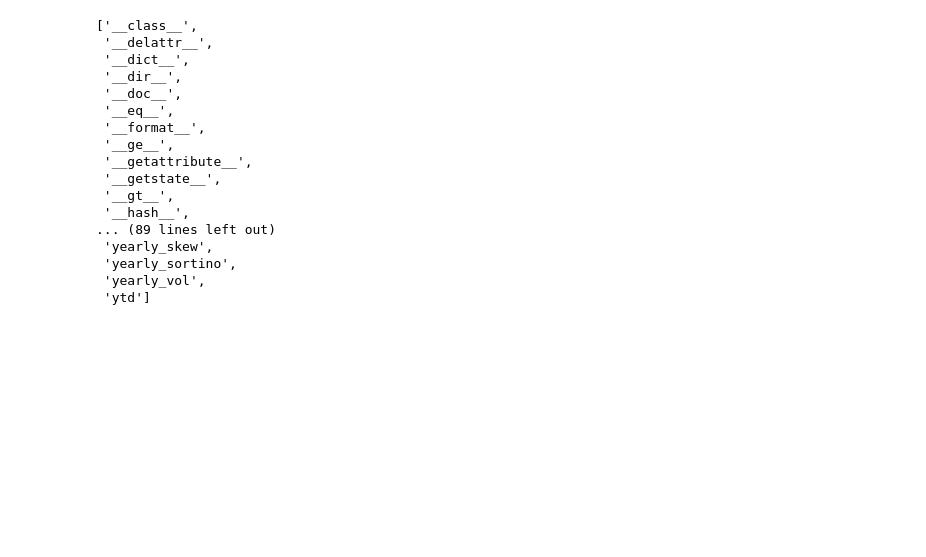
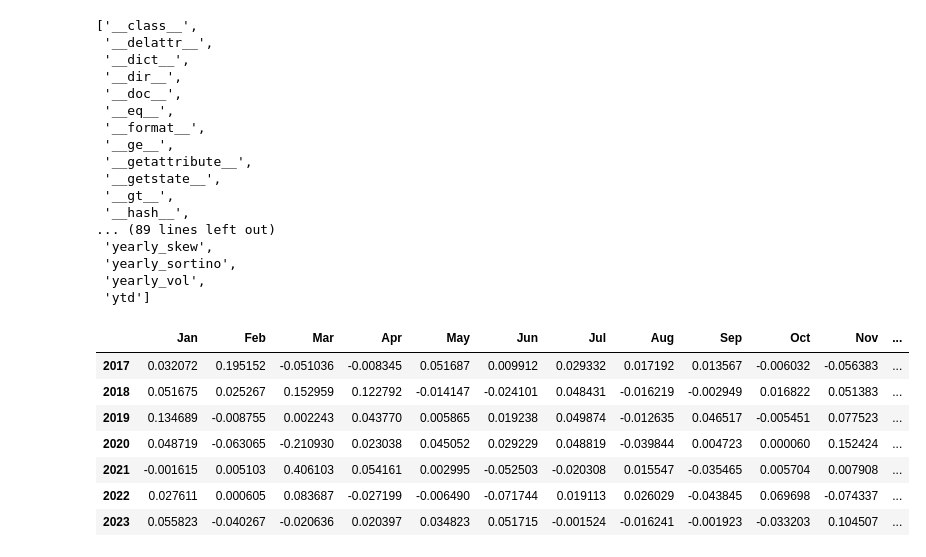
Before and after one commit to fea-dev-usp/quantamental-Dev_Wizards, a Jupyter notebook: backtesting/backtesting.ipynb, the cells around one changed output. Saved outputs shown, nothing was run; the diff lists cells and outputs as text; code cells hidden in the pictures; blank space fills up the shorter version.

```diff
--- a/backtesting/backtesting.ipynb
+++ b/backtesting/backtesting.ipynb
@@ -353,3 +429,14 @@ dir(results['Indicador'])
  'yearly_sortino',
  'yearly_vol',
  'ytd']
+# %%
+results['Indicador'].return_table
+# %% [output]
+|  | Jan | Feb | Mar | Apr | May | Jun | Jul | Aug | Sep | Oct | Nov | ... |
+| 2017 | 0.032072 | 0.195152 | -0.051036 | -0.008345 | 0.051687 | 0.009912 | 0.029332 | 0.017192 | 0.013567 | -0.006032 | -0.056383 | ... |
+| 2018 | 0.051675 | 0.025267 | 0.152959 | 0.122792 | -0.014147 | -0.024101 | 0.048431 | -0.016219 | -0.002949 | 0.016822 | 0.051383 | ... |
+| 2019 | 0.134689 | -0.008755 | 0.002243 | 0.043770 | 0.005865 | 0.019238 | 0.049874 | -0.012635 | 0.046517 | -0.005451 | 0.077523 | ... |
+| 2020 | 0.048719 | -0.063065 | -0.210930 | 0.023038 | 0.045052 | 0.029229 | 0.048819 | -0.039844 | 0.004723 | 0.000060 | 0.152424 | ... |
+| 2021 | -0.001615 | 0.005103 | 0.406103 | 0.054161 | 0.002995 | -0.052503 | -0.020308 | 0.015547 | -0.035465 | 0.005704 | 0.007908 | ... |
+| 2022 | 0.027611 | 0.000605 | 0.083687 | -0.027199 | -0.006490 | -0.071744 | 0.019113 | 0.026029 | -0.043845 | 0.069698 | -0.074337 | ... |
+| 2023 | 0.055823 | -0.040267 | -0.020636 | 0.020397 | 0.034823 | 0.051715 | -0.001524 | -0.016241 | -0.001923 | -0.033203 | 0.104507 | ... |
```
Also changed, not shown: parts of 10 cells of this notebook, 3 other files.
